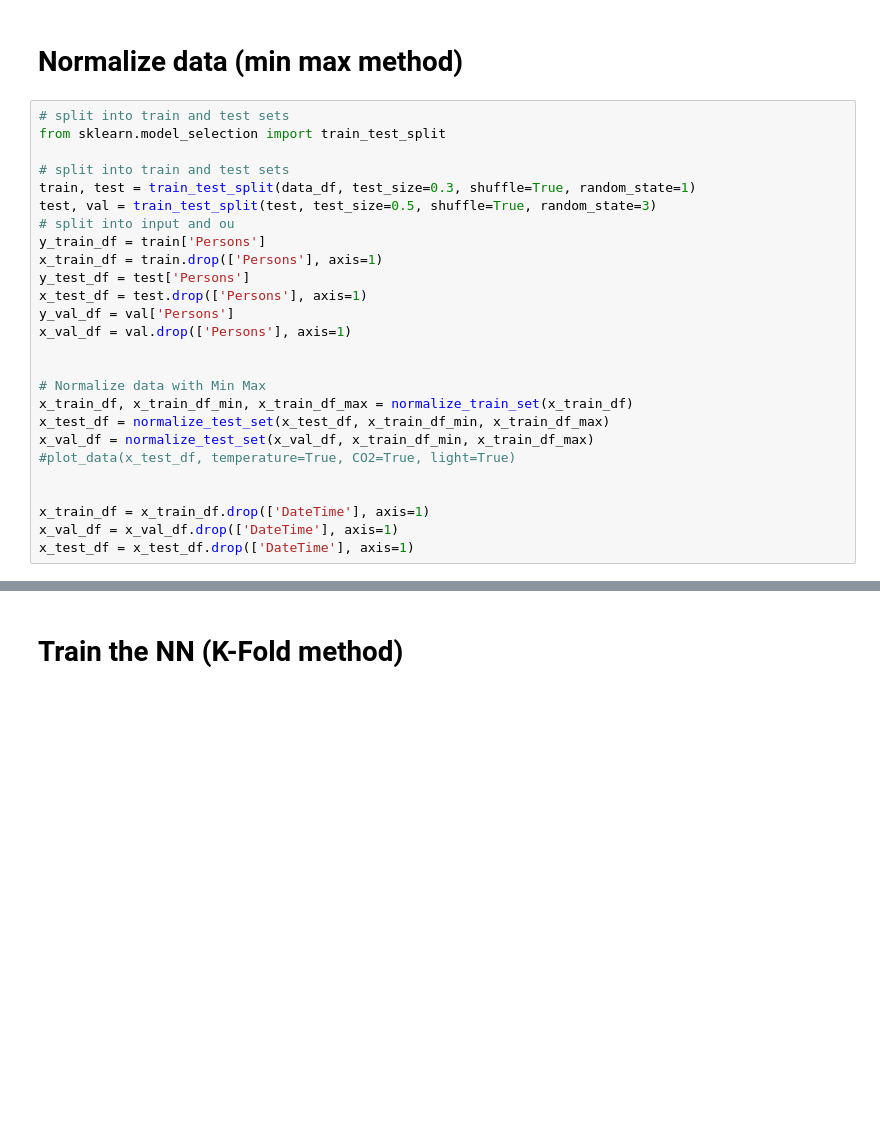
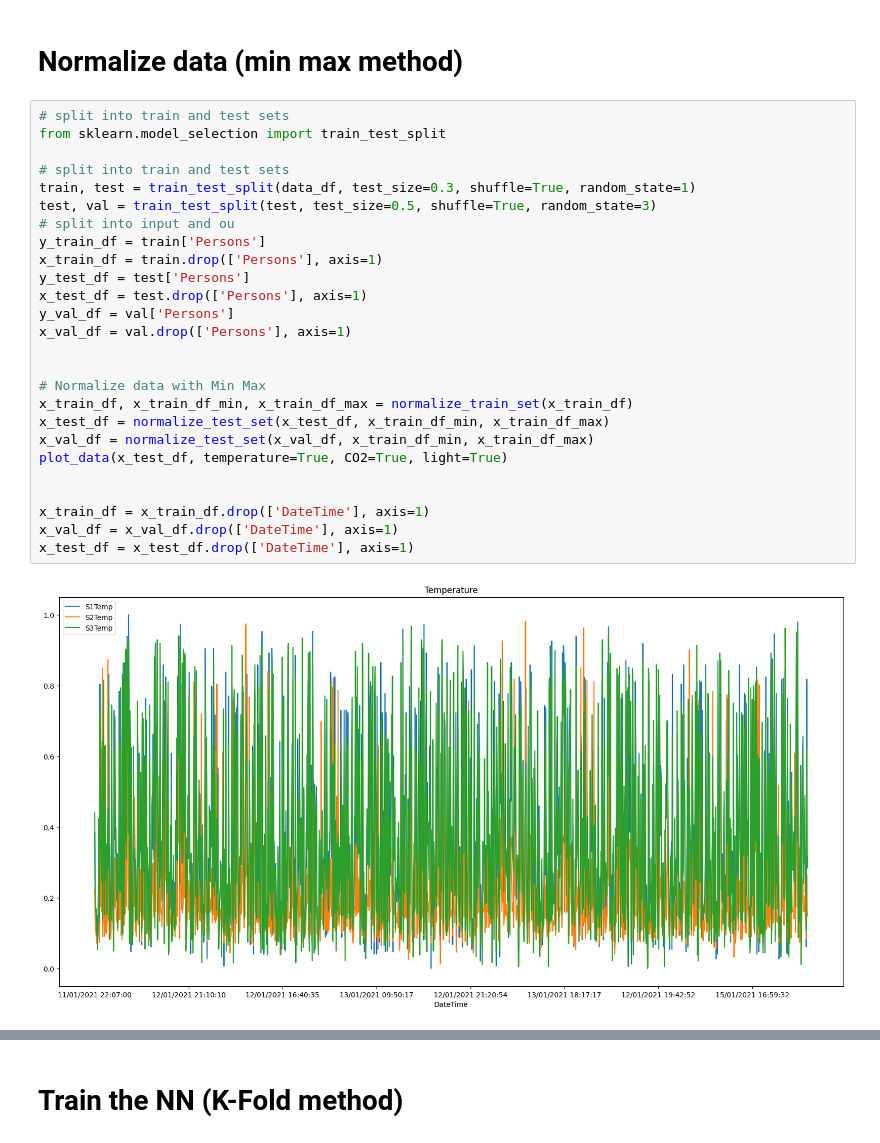
Before and after one commit to hslima00/CInte, a Jupyter notebook: new.ipynb, the cells around one changed output, grey strips where cells are left out. Cells and saved outputs as stored; diff of their text form; blank space fills up the shorter version.

```diff
--- a/new.ipynb
+++ b/new.ipynb
@@ -112,26 +112,28 @@ data_df = data_df.interpolate(method='linear', limit_direction='forward', axis=0
 # %%
 # split into train and test sets
 from sklearn.model_selection import train_test_split
 
 # split into train and test sets
 train, test = train_test_split(data_df, test_size=0.3, shuffle=True, random_state=1)
 test, val = train_test_split(test, test_size=0.5, shuffle=True, random_state=3)
 # split into input and ou
 y_train_df = train['Persons']
 x_train_df = train.drop(['Persons'], axis=1)
 y_test_df = test['Persons']
 x_test_df = test.drop(['Persons'], axis=1)
 y_val_df = val['Persons']
 x_val_df = val.drop(['Persons'], axis=1)
 
 
 # Normalize data with Min Max
 x_train_df, x_train_df_min, x_train_df_max = normalize_train_set(x_train_df)
 x_test_df = normalize_test_set(x_test_df, x_train_df_min, x_train_df_max)
 x_val_df = normalize_test_set(x_val_df, x_train_df_min, x_train_df_max)
-#plot_data(x_test_df, temperature=True, CO2=True, light=True)
+plot_data(x_test_df, temperature=True, CO2=True, light=True)
 
 
 x_train_df = x_train_df.drop(['DateTime'], axis=1)
 x_val_df = x_val_df.drop(['DateTime'], axis=1)
 x_test_df = x_test_df.drop(['DateTime'], axis=1)
+# %% [output]
+[figure, added]
```
Also changed, not shown: parts of 1 cell of this notebook, 1 other file.
